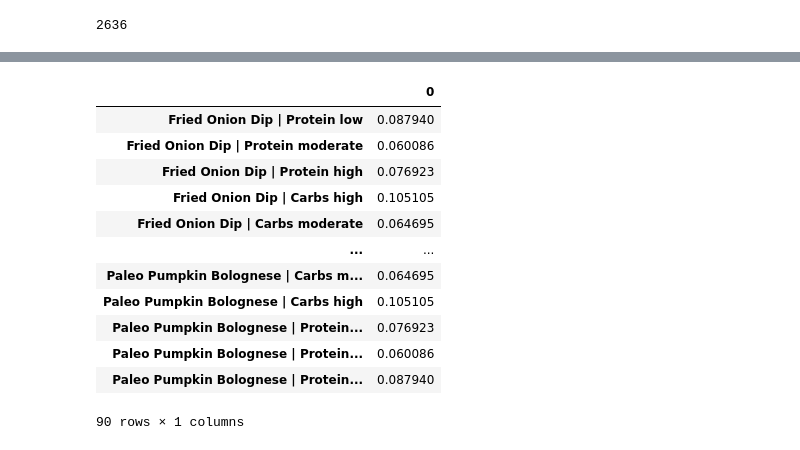
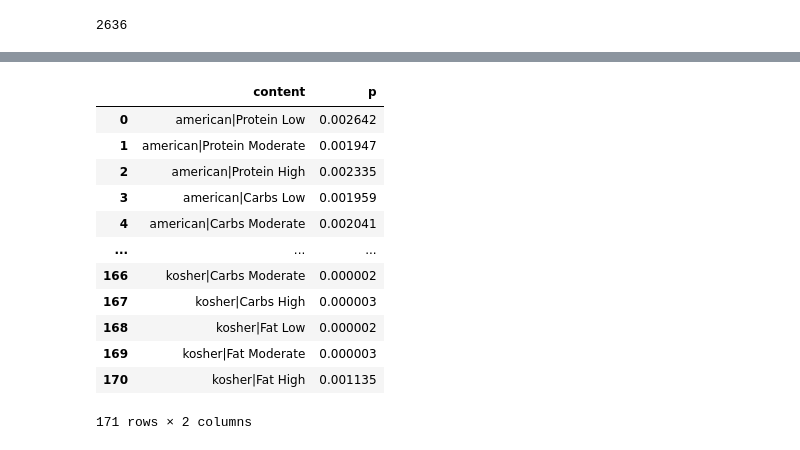
Before and after one commit to prem-0217/FoodRecommender, a Jupyter notebook: notebooks/Modeling.ipynb, the cells around one changed output, grey strips where cells are left out. Saved outputs shown, nothing was run; the diff lists cells and outputs as text; code cells hidden in the pictures.

```diff
--- a/notebooks/Modeling.ipynb
+++ b/notebooks/Modeling.ipynb
@@ -102,17 +123,20 @@ len(nb_pcf)/9
 # %%
-dfmodel = pd.DataFrame.from_dict(data=nb_pcf, orient='index')
-dfmodel.to_csv('../data/foodcleaned.csv', index=False)
+#dfmodel = pd.DataFrame.from_dict(data=nb_pcf_cuisine, orient='index')
+#dfmodel.to_csv('../data/cuisinemodel.csv', header=False)
+#dfmodel = dfmodel.reset_index().rename(columns={'index':'content', 0:'p'})
-# %% [output]
-|  | 0 |
-| Fried Onion Dip | Protein low | 0.087940 |
-| Fried Onion Dip | Protein moderate | 0.060086 |
-| Fried Onion Dip | Protein high | 0.076923 |
-| Fried Onion Dip | Carbs high | 0.105105 |
-| Fried Onion Dip | Carbs moderate | 0.064695 |
-| ... | ... |
-| Paleo Pumpkin Bolognese | Carbs m... | 0.064695 |
-| Paleo Pumpkin Bolognese | Carbs high | 0.105105 |
-| Paleo Pumpkin Bolognese | Protein... | 0.076923 |
-| Paleo Pumpkin Bolognese | Protein... | 0.060086 |
-| Paleo Pumpkin Bolognese | Protein... | 0.087940 |
-90 rows × 1 columns
+# %%
+dfmodel
+# %% [output]
+|  | content | p |
+| 0 | american|Protein Low | 0.002642 |
+| 1 | american|Protein Moderate | 0.001947 |
+| 2 | american|Protein High | 0.002335 |
+| 3 | american|Carbs Low | 0.001959 |
+| 4 | american|Carbs Moderate | 0.002041 |
+| ... | ... | ... |
+| 166 | kosher|Carbs Moderate | 0.000002 |
+| 167 | kosher|Carbs High | 0.000003 |
+| 168 | kosher|Fat Low | 0.000002 |
+| 169 | kosher|Fat Moderate | 0.000003 |
+| 170 | kosher|Fat High | 0.001135 |
+171 rows × 2 columns
```
Also changed, not shown: parts of 30 cells of this notebook, 6 other files.
